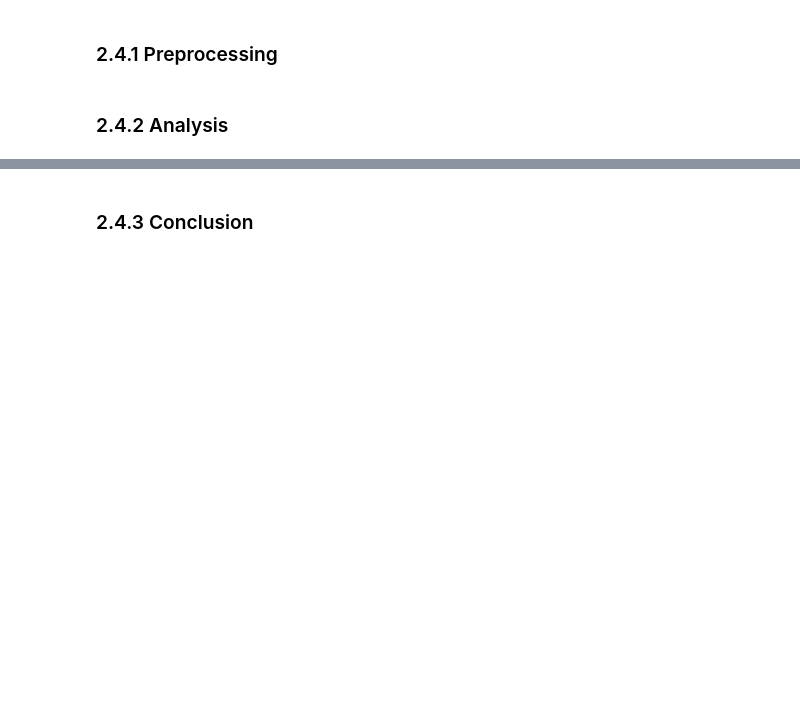
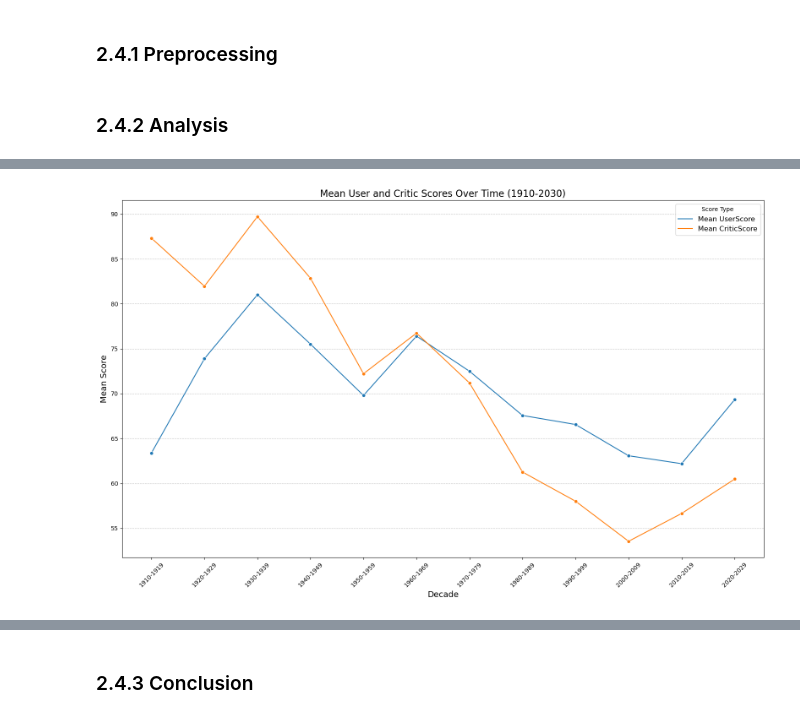
Before and after one commit to truongthuankiet1990gmailcom/Intro2DS---HCMUS---2024, a Jupyter notebook: Questions/Questions.ipynb, the cells around one changed output, grey strips where cells are left out. Drawn from its saved outputs; the diff is of its cells as text; code cells hidden in the pictures; blank space fills up the shorter version.

```diff
--- a/Questions/Questions.ipynb
+++ b/Questions/Questions.ipynb
@@ -1053,0 +1160,28 @@ Are there trends in movie production and performance over time?
+# %%
+# Analyze Score(both user and critic) over time
+data_quest4['Mean UserScore'] = data_quest4[['Tomatoes UserScore', 'Meta UserScore']].mean(axis=1)
+data_quest4['Mean CriticScore'] = data_quest4[['Tomatoes CriticScore', 'Metascore']].mean(axis=1)
+
+# Calculate mean scores by decade
+mean_scores = data_quest4.groupby('Decade')[['Mean UserScore', 'Mean CriticScore']].mean().reset_index()
+
+# Melt the DataFrame to long format
+mean_scores = mean_scores.melt(id_vars='Decade', var_name='Score Type', value_name='Mean Score')
+
+# Plot the data
+plt.figure(figsize=(16, 10))
+sns.lineplot(data=mean_scores, x='Decade', y='Mean Score', hue='Score Type', marker='o')
+
+# Customize the plot
+plt.title("Mean User and Critic Scores Over Time (1910-2030)", fontsize=16)
+plt.xlabel("Decade", fontsize=14)
+plt.ylabel("Mean Score", fontsize=14)
+plt.legend(title="Score Type", fontsize=12)
+plt.xticks(rotation=45)
+plt.grid(axis='y', linestyle='--', alpha=0.7)
+plt.tight_layout()
+
+# Show the plot
+plt.show()
+# %% [output]
+[figure, added]
```
Also changed, not shown: parts of 7 cells of this notebook.
